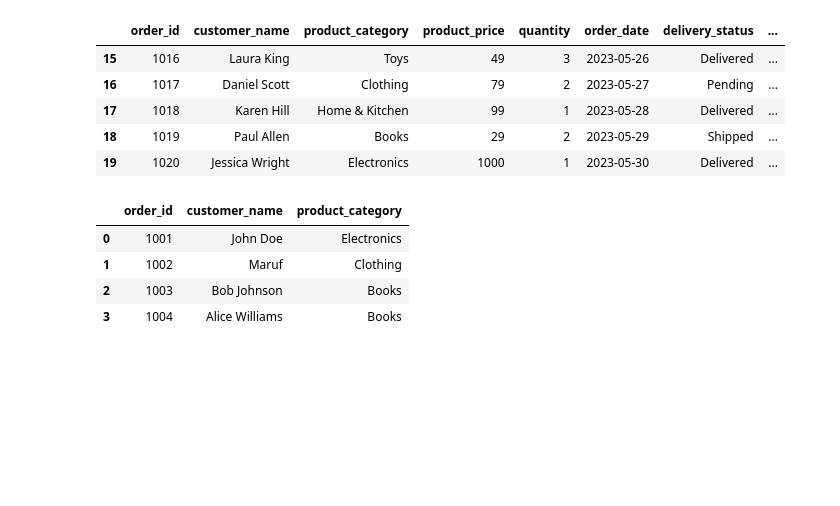
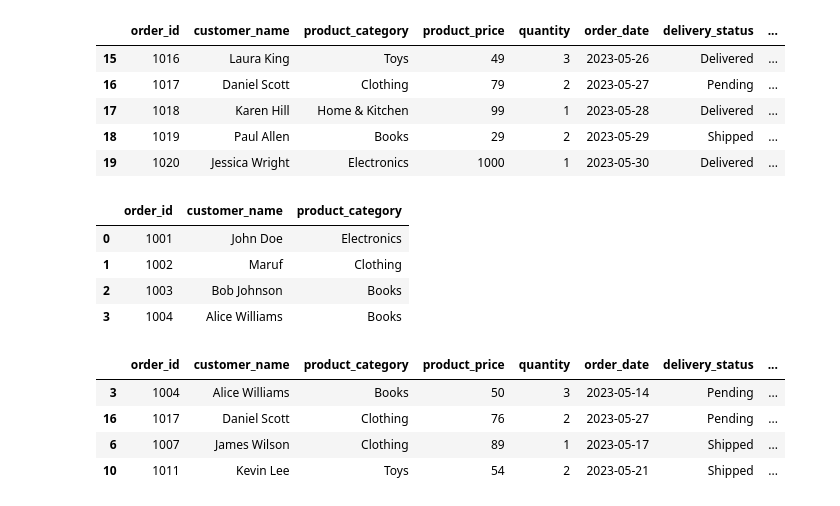
Before and after one commit to Md-Maruf-1727/LearningPractices, a Jupyter notebook: Pandas/Pandas6.ipynb, the cells around one changed output. Drawn from its saved outputs; the diff is of its cells as text; code cells hidden in the pictures; blank space fills up the shorter version.

```diff
--- a/Pandas/Pandas6.ipynb
+++ b/Pandas/Pandas6.ipynb
@@ -683,3 +684,14 @@ index_set_re.iloc[:4 , :3]
 | 1 | 1002 | Maruf | Clothing |
 | 2 | 1003 | Bob Johnson | Books |
 | 3 | 1004 | Alice Williams | Books |
+# %%
+#41.কিছু random row এর value update করো।
+random_rows = main_dataset.sample(4, random_state=1).index
+main_dataset.loc[random_rows, 'product_price'] = np.random.randint(50, 100, size=4)
+main_dataset.loc[random_rows]
+# %% [output]
+|  | order_id | customer_name | product_category | product_price | quantity | order_date | delivery_status | ... |
+| 3 | 1004 | Alice Williams | Books | 50 | 3 | 2023-05-14 | Pending | ... |
+| 16 | 1017 | Daniel Scott | Clothing | 76 | 2 | 2023-05-27 | Pending | ... |
+| 6 | 1007 | James Wilson | Clothing | 89 | 1 | 2023-05-17 | Shipped | ... |
+| 10 | 1011 | Kevin Lee | Toys | 54 | 2 | 2023-05-21 | Shipped | ... |
```
Also changed, not shown: parts of 10 cells of this notebook.
